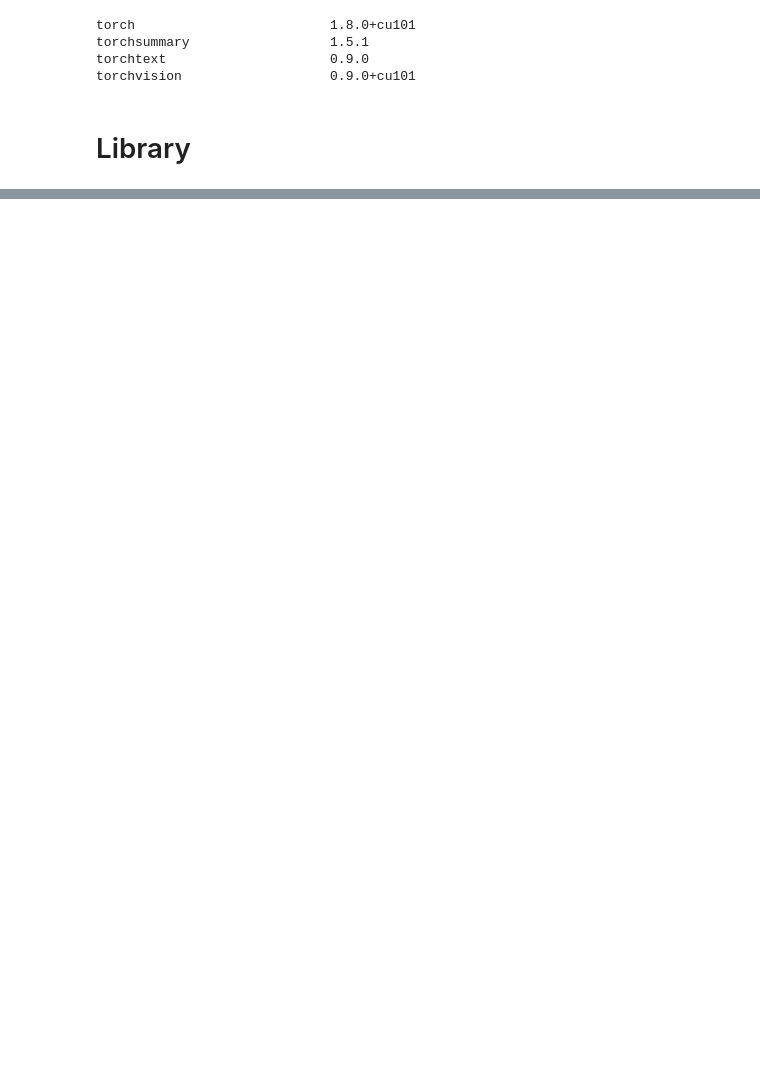
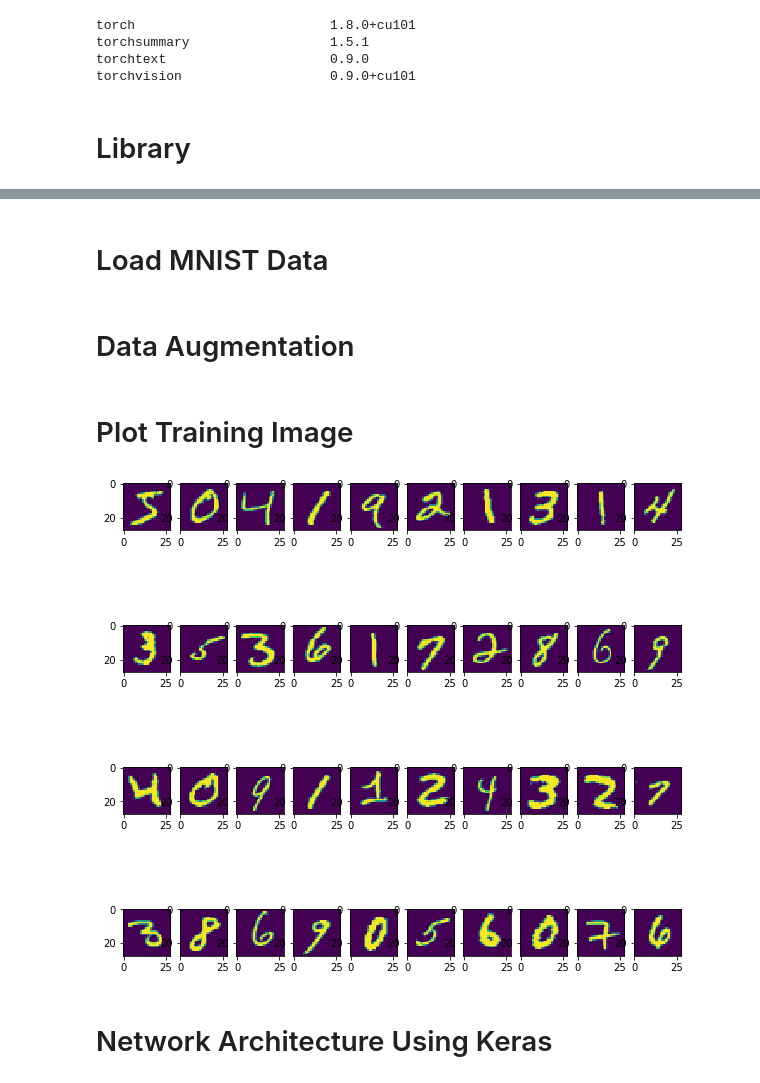
Before and after one commit to s-c-soma/Deeplearning-CMPE-258, a Jupyter notebook: Assignment_4/Assignment_4_Part_2_Keras.ipynb, the cells around one changed output, grey strips where cells are left out. Cells and saved outputs as stored; diff of their text form; code cells hidden in the pictures; blank space fills up the shorter version.

Commit message:
hw4 part2: done with Keras

```diff
--- a/Assignment_4/Assignment_4_Part_2_Keras.ipynb
+++ b/Assignment_4/Assignment_4_Part_2_Keras.ipynb
@@ -348,0 +104,2 @@ X_reduced: (500, 2), y_true_reduced: (500, 1), y_pred_reduced: (500, 1)
+# %% [markdown]
+# Load MNIST Data
@@ -348,0 +112,2 @@ X_reduced: (500, 2), y_true_reduced: (500, 1), y_pred_reduced: (500, 1)
+# %% [markdown]
+# Data Augmentation
@@ -348,0 +118,15 @@ X_reduced: (500, 2), y_true_reduced: (500, 1), y_pred_reduced: (500, 1)
+# %% [markdown]
+# Plot Training Image
+# %%
+%matplotlib inline
+# preview the images first
+plt.figure(figsize=(10,10))
+x, y = 10, 4
+for i in range(40):
+    plt.subplot(y, x, i+1)
+    plt.imshow(x_train[i].reshape((28,28)),interpolation='nearest')
+plt.show()
+# %% [output]
+[figure, added]
+# %% [markdown]
+# Network Architecture Using Keras
```
Also changed, not shown: parts of 56 cells of this notebook.
